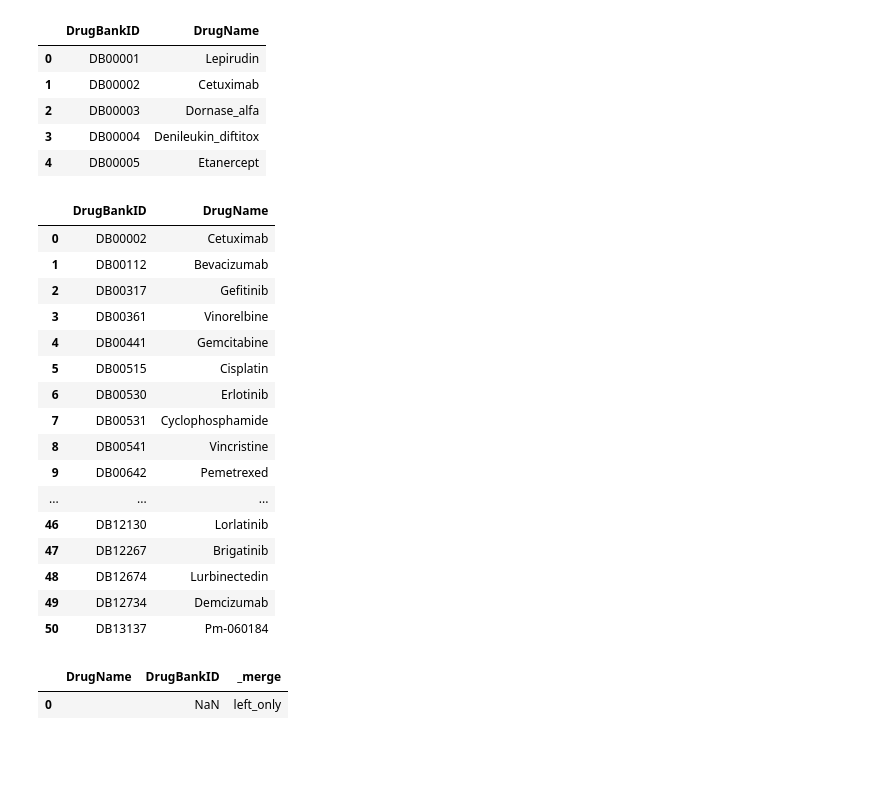
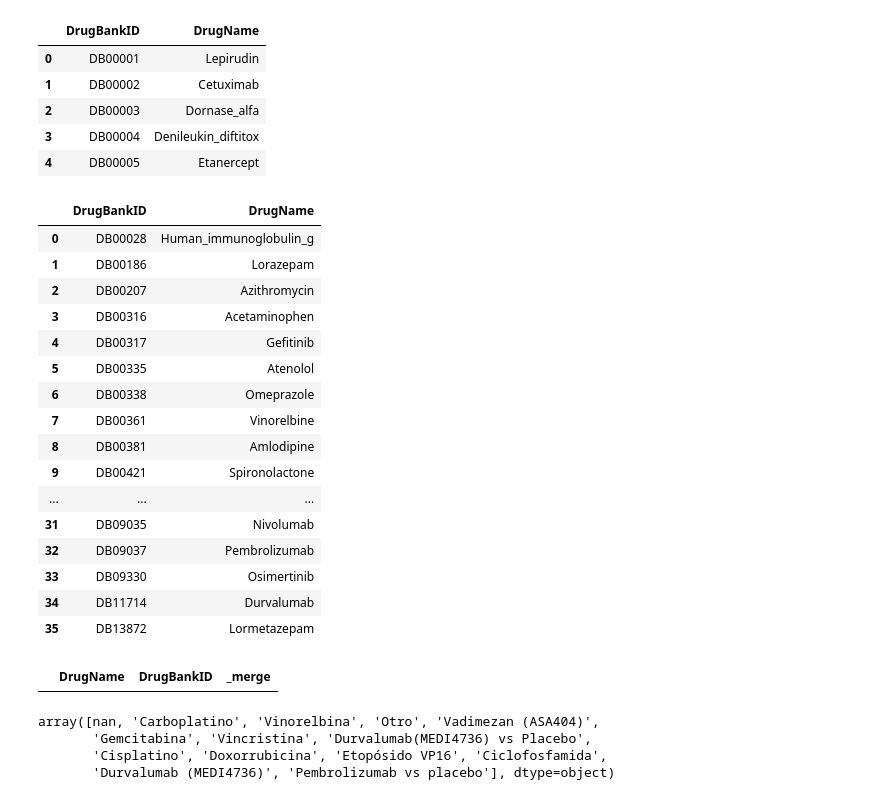
Before and after one commit to arivasm/Neuro-Symbolic_Treatment-Response, a Jupyter notebook: treatment_effectivenness.ipynb, the cells around one changed output. Drawn from its saved outputs; the diff is of its cells as text; code cells hidden in the pictures; blank space fills up the shorter version.

```diff
--- a/treatment_effectivenness.ipynb
+++ b/treatment_effectivenness.ipynb
@@ -6,7 +8,12 @@ import numpy as np
 input_path = 'Input/'
 
 negative_treatment = input_path + 'treatment_negative_effect.csv'
+positive_treatment = input_path + 'treatment_positive_effect.csv'
 d_no_onco = input_path + 'patient_nonOncologycalTreatments.csv'
 
 negative_treatment = pd.read_csv(negative_treatment, delimiter=",")
+positive_treatment = pd.read_csv(positive_treatment, delimiter=",")
 drug_no_onco = pd.read_csv(d_no_onco, delimiter=",")
+ddi = deductive_system.load_dataset_ddi('../store_data/drug/Unsymmetric_DDI_corpus.csv')
+
+drugBank_id_name = pd.read_csv('../store_data/drug/drugBank_id_name.csv', delimiter=",")
@@ -81,6 +105,6 @@ display(negative_treatment.shape, negative_treatment.head())
 # %%
-set_drugs = set(negative_treatment['ct_drug'].unique())
-set_drugs.update(set(negative_treatment['ct_drug.1'].unique()))
-set_drugs.update(set(negative_treatment['ct_drug.2'].unique()))
+set_drugs = set(positive_treatment['ct_drug'].unique())
+set_drugs.update(set(positive_treatment['ct_drug.1'].unique()))
+set_drugs.update(set(positive_treatment['ct_drug.2'].unique()))
 set_drugs
 # %% [output]
@@ -104,5 +128,5 @@ set_drugs
 # %%
-drugBank_id_name = pd.read_csv('../../data/Clarify/v6.2/drug/drugBank_id_name.csv', delimiter=",")
+drugBank_id_name = pd.read_csv('../store_data/drug/drugBank_id_name.csv', delimiter=",")
 display(drugBank_id_name.shape, drugBank_id_name.head())
 # %% [output]
 (14315, 2)
@@ -114,30 +138,36 @@ display(drugBank_id_name.shape, drugBank_id_name.head())
 | 4 | DB00005 | Etanercept |
 # %%
 drug_treatment = pd.DataFrame(set_drugs, columns=['DrugName'])
-drug_id = pd.merge(drugBank_id_name,drug_treatment,on='DrugName')
+drugBank_id = pd.merge(drugBank_id_name, drug_treatment,on='DrugName')
 #drug_id.to_csv('treatments/MIMIC_drugBank_id.csv', index=False)
-drug_id
+drugBank_id
 # %% [output]
 |  | DrugBankID | DrugName |
-| 0 | DB00002 | Cetuximab |
-| 1 | DB00112 | Bevacizumab |
-| 2 | DB00317 | Gefitinib |
-| 3 | DB00361 | Vinorelbine |
-| 4 | DB00441 | Gemcitabine |
-| 5 | DB00515 | Cisplatin |
-| 6 | DB00530 | Erlotinib |
-| 7 | DB00531 | Cyclophosphamide |
-| 8 | DB00541 | Vincristine |
-| 9 | DB00642 | Pemetrexed |
+| 0 | DB00028 | Human_immunoglobulin_g |
+| 1 | DB00186 | Lorazepam |
+| 2 | DB00207 | Azithromycin |
+| 3 | DB00316 | Acetaminophen |
+| 4 | DB00317 | Gefitinib |
+| 5 | DB00335 | Atenolol |
+| 6 | DB00338 | Omeprazole |
+| 7 | DB00361 | Vinorelbine |
+| 8 | DB00381 | Amlodipine |
+| 9 | DB00421 | Spironolactone |
 | ... | ... | ... |
-| 46 | DB12130 | Lorlatinib |
-| 47 | DB12267 | Brigatinib |
-| 48 | DB12674 | Lurbinectedin |
-| 49 | DB12734 | Demcizumab |
-| 50 | DB13137 | Pm-060184 |
+| 31 | DB09035 | Nivolumab |
+| 32 | DB09037 | Pembrolizumab |
+| 33 | DB09330 | Osimertinib |
+| 34 | DB11714 | Durvalumab |
+| 35 | DB13872 | Lormetazepam |
 # %%
-fix_name = drug_treatment.merge(drug_id, how = 'outer' , on='DrugName', indicator=True).loc[lambda x : x['_merge']=='left_only']
+fix_name = drug_treatment.merge(drugBank_id, how = 'outer' , on='DrugName', indicator=True).loc[lambda x : x['_merge']=='left_only']
 fix_name
 # %% [output]
 |  | DrugName | DrugBankID | _merge |
-| 0 |  | NaN | left_only |
+# %%
+fix_name.DrugName.values
+# %% [output]
+array([nan, 'Carboplatino', 'Vinorelbina', 'Otro', 'Vadimezan (ASA404)',
+       'Gemcitabina', 'Vincristina', 'Durvalumab(MEDI4736) vs Placebo',
+       'Cisplatino', 'Doxorrubicina', 'Etopósido VP16', 'Ciclofosfamida',
+       'Durvalumab (MEDI4736)', 'Pembrolizumab vs placebo'], dtype=object)
```
Also changed, not shown: parts of 10 cells of this notebook, 7 other files.
